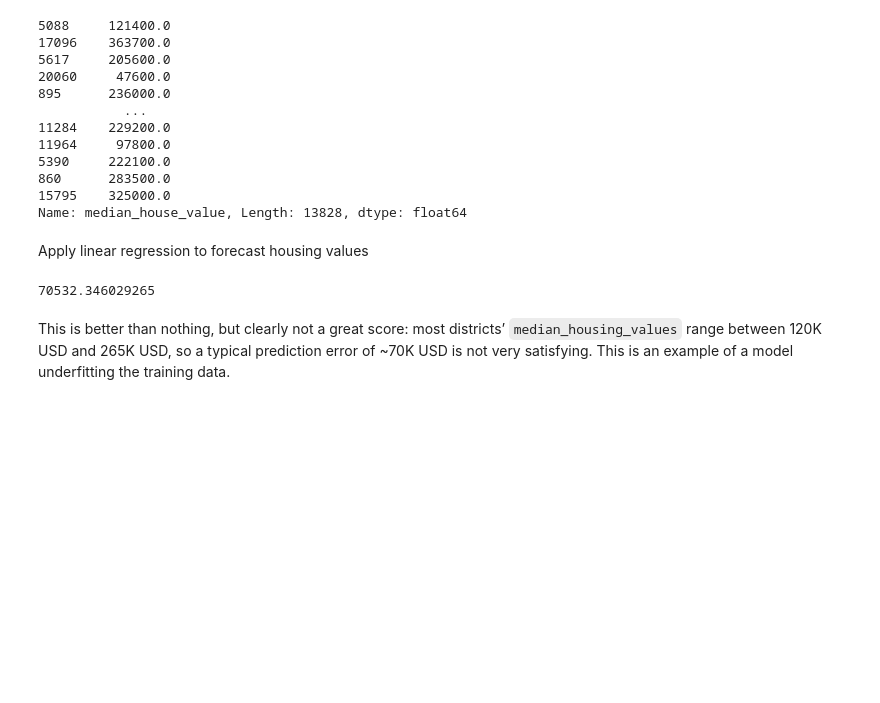
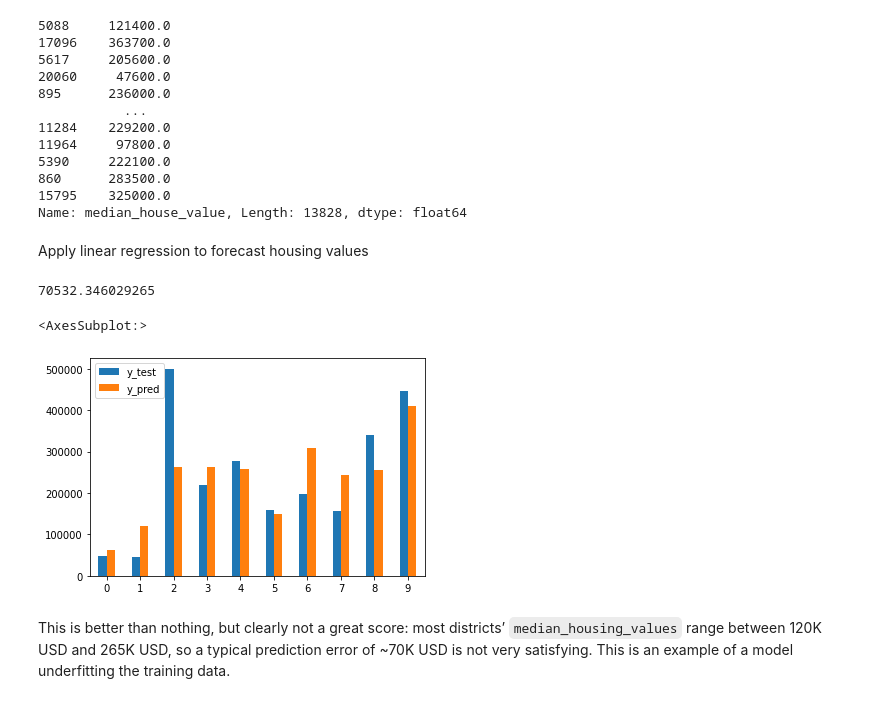
Before and after one commit to w4bo/teaching-handsondatapipelines, a Jupyter notebook: 02-MachineLearning/02-MachineLearning.ipynb, the cells around one changed output. Saved outputs shown, nothing was run; the diff lists cells and outputs as text; code cells hidden in the pictures; blank space fills up the shorter version.

```diff
--- a/02-MachineLearning/02-MachineLearning.ipynb
+++ b/02-MachineLearning/02-MachineLearning.ipynb
@@ -104,13 +104,18 @@ Apply linear regression to forecast housing values
 # %%
 from sklearn.linear_model import LinearRegression
 lin_reg = LinearRegression() # initialize the model
 lin_reg.fit(X_train, y_train) # train it
 housing_predictions = lin_reg.predict(X_test) # predict the cost of houses in the test set
 lin_mse = mean_squared_error(y_test, housing_predictions) # check the error
 lin_rmse = np.sqrt(lin_mse)
-lin_rmse # print it
+print(lin_rmse) # print it
+
+df = pd.DataFrame({'y_test': y_test[:10].to_numpy(), 'y_pred': housing_predictions[:10]}, index=[x for x in range(10)])
+df.plot.bar(rot=0)
 # %% [output]
 70532.346029265
+<AxesSubplot:>
+[figure, added]
 # %% [markdown]
 This is better than nothing, but clearly not a great score: most districts’ `median_housing_values` range between 120K USD and  265K USD, so a typical prediction error of ~70K USD is not very satisfying. This is an example of a model underfitting the training
 data.
```
Also changed, not shown: parts of 6 cells of this notebook.
